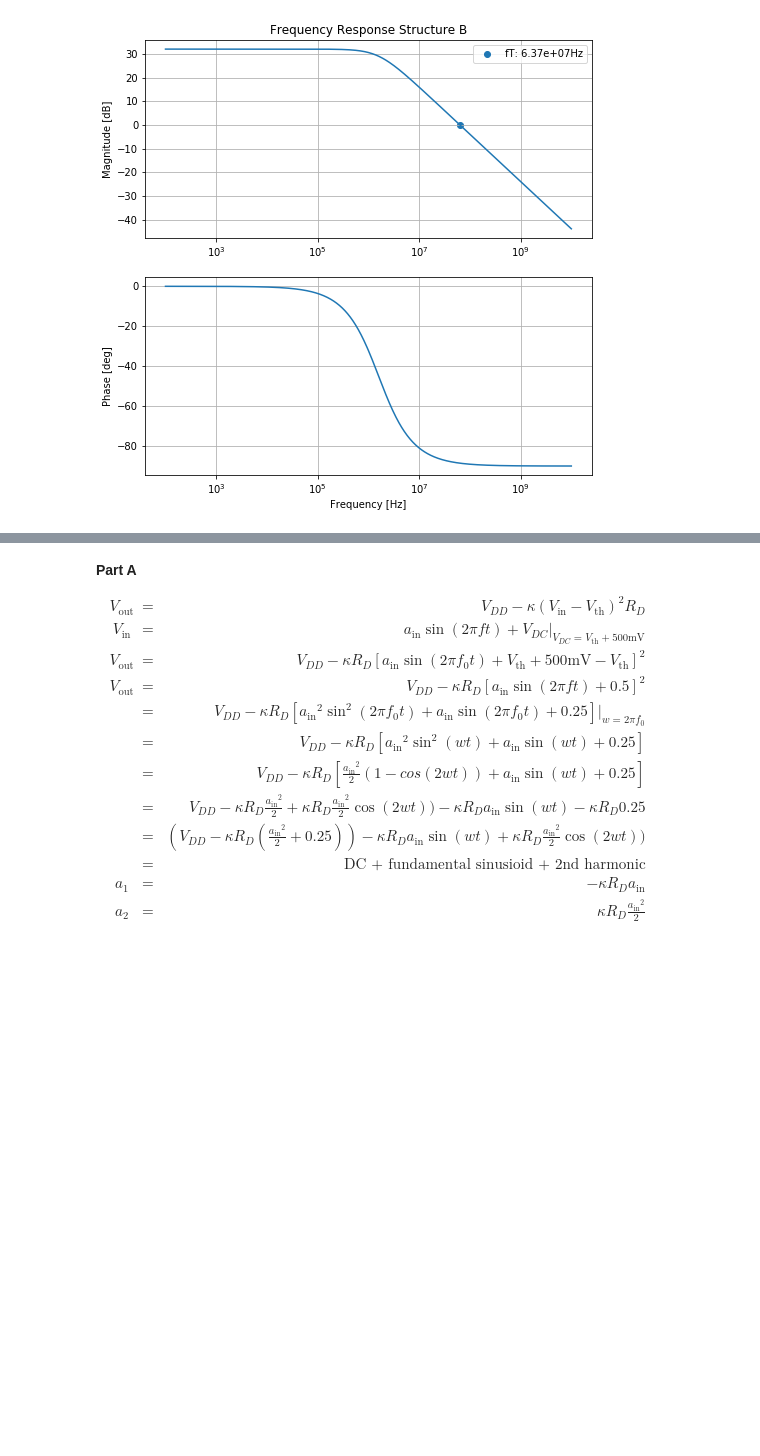
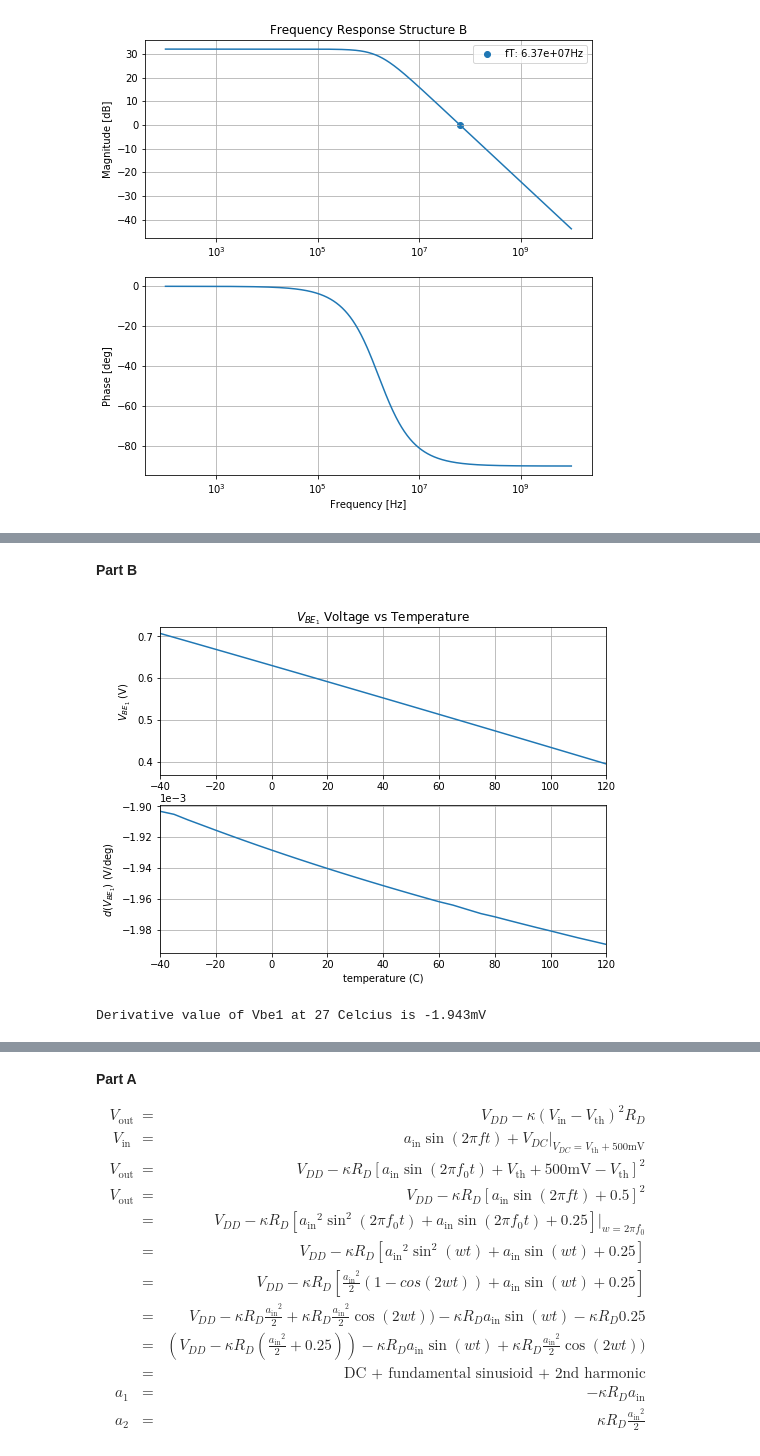
Before and after one commit to kegedy/EE538, a Jupyter notebook: hw/kevin/hw03/HW03.ipynb, the cells around one changed output, grey strips where cells are left out. Saved outputs shown, nothing was run; the diff lists cells and outputs as text; code cells hidden in the pictures; blank space fills up the shorter version.

```diff
--- a/hw/kevin/hw03/HW03.ipynb
+++ b/hw/kevin/hw03/HW03.ipynb
@@ -262 +319,31 @@ $\begin{eqnarray}
 \end{eqnarray}$
+# %% [markdown]
+**Part B**
+# %%
+filepath = 'data/PTAT_voltage_generator.txt'
+df = read_ltspice_tran(filepath)
+# %%
+fig, axs = plt.subplots(2,figsize=(8,6))
+axs[0].set_title('$V_{{BE}_1}$ Voltage vs Temperature')
+axs[0].plot(df['temperature'], df['V(vbe1)'],label='$V_{{BE}_1}$')
+axs[0].set_ylabel('$V_{{BE}_1}$ (V)')
+axs[0].set_xlim(-40, 120)
+axs[0].grid()
+#xs[0].legend()
+axs[1].plot(df['temperature'], df['d(V(vbe1))'],label='$d(V_{{BE}_1})$')
+axs[1].set_ylabel('$d(V_{{BE}_1})$ (V/deg)')
+axs[1].set_xlabel('temperature (C)')
+axs[1].set_xlim(-40, 120)
+axs[1].grid()
+#xs[1].legend()
+axs[1].ticklabel_format(style='sci', axis='y', scilimits=(-2,-3))
+plt.show();
+# %% [output]
+[figure, added]
+# %%
+temp = df['temperature'].to_numpy()
+x0 = np.where(temp<=27)[0][-1]
+v1 = df.iloc[x0]['d(V(vbe1))']
+print(f'Derivative value of Vbe1 at 27 Celcius is {round(1e3*v1,3)}mV')
+# %% [output]
+Derivative value of Vbe1 at 27 Celcius is -1.943mV
```
Also changed, not shown: parts of 14 cells of this notebook, 5 other files.
